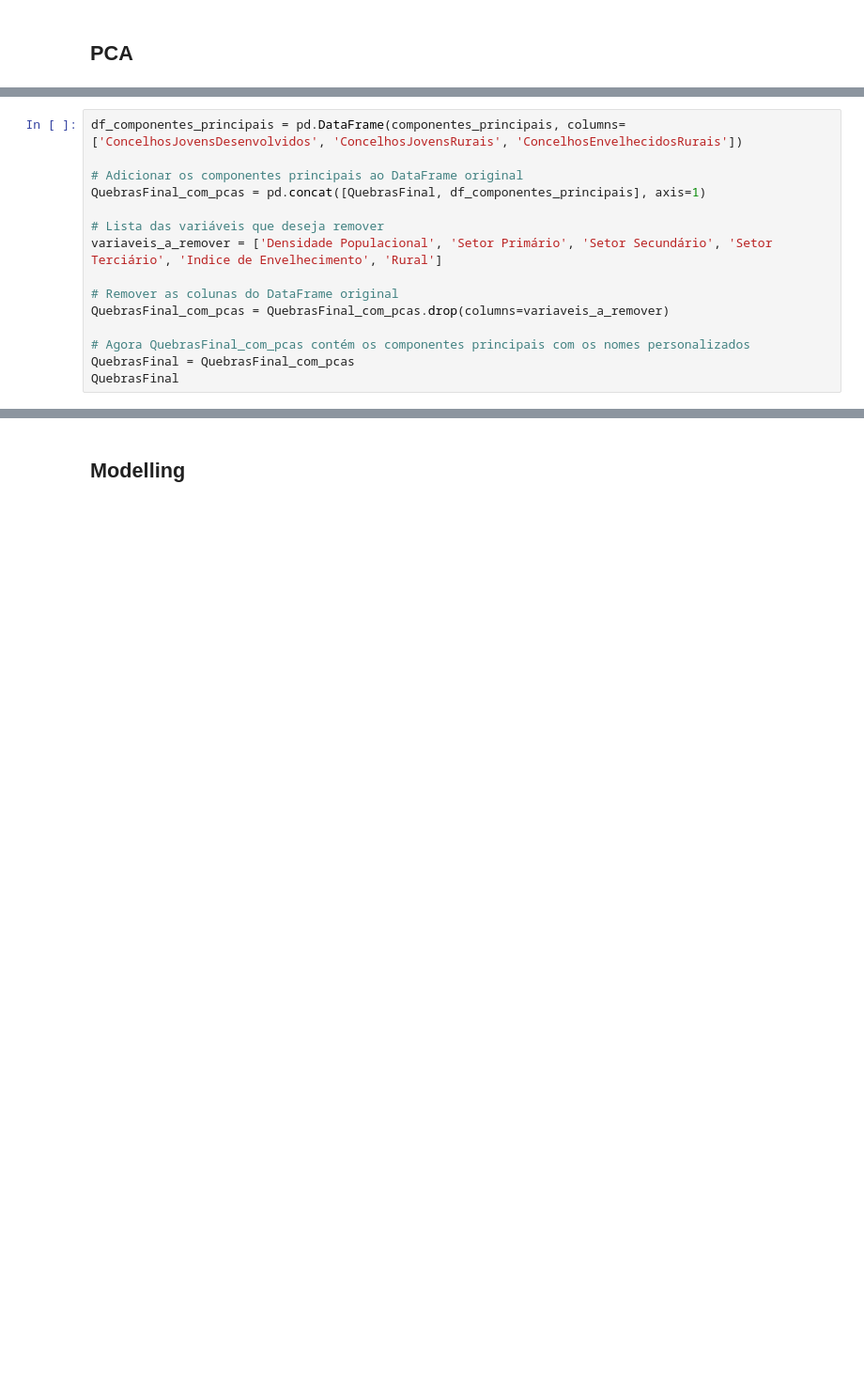
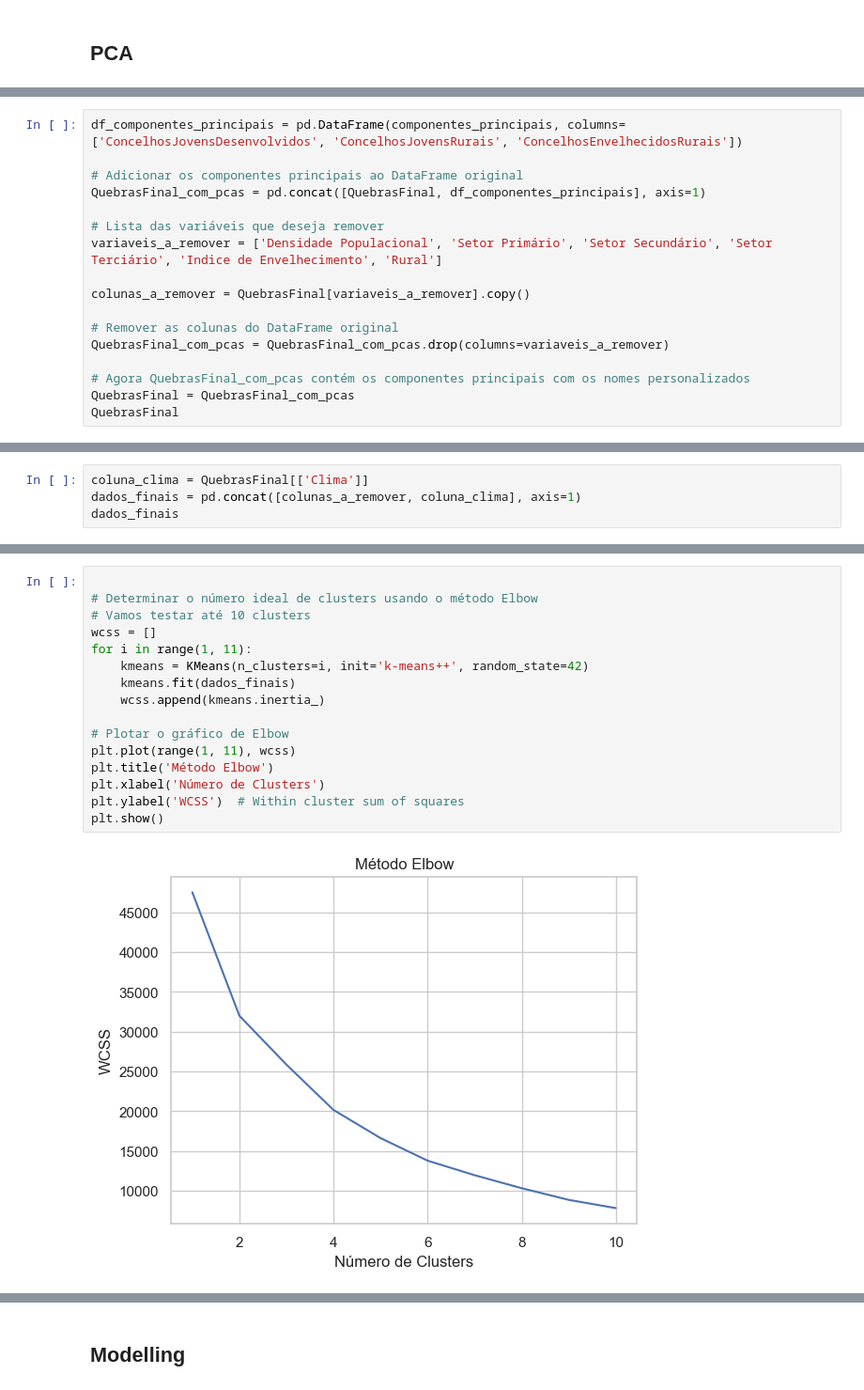
Before and after one commit to Vullkano/pfacd, a Jupyter notebook: rascunhos/freitas/5.NSupervisionada.ipynb, the cells around one changed output, grey strips where cells are left out. Shown at 94% size. Cells and saved outputs as stored; diff of their text form; blank space fills up the shorter version.

```diff
--- a/rascunhos/freitas/5.NSupervisionada.ipynb
+++ b/rascunhos/freitas/5.NSupervisionada.ipynb
@@ -515,6 +547,8 @@ QuebrasFinal_com_pcas = pd.concat([QuebrasFinal, df_componentes_principais], axi
 # Lista das variáveis que deseja remover
 variaveis_a_remover = ['Densidade Populacional', 'Setor Primário', 'Setor Secundário', 'Setor Terciário', 'Indice de Envelhecimento', 'Rural']
 
+colunas_a_remover = QuebrasFinal[variaveis_a_remover].copy()
+
 # Remover as colunas do DataFrame original
 QuebrasFinal_com_pcas = QuebrasFinal_com_pcas.drop(columns=variaveis_a_remover)
 
@@ -571,0 +657,4 @@ print(pca.singular_values_)
+# %%
+coluna_clima = QuebrasFinal[['Clima']]
+dados_finais = pd.concat([colunas_a_remover, coluna_clima], axis=1)
+dados_finais
@@ -571,0 +675,18 @@ print(pca.singular_values_)
+# %%
+
+# Determinar o número ideal de clusters usando o método Elbow
+# Vamos testar até 10 clusters
+wcss = []
+for i in range(1, 11):
+    kmeans = KMeans(n_clusters=i, init='k-means++', random_state=42)
+    kmeans.fit(dados_finais)
+    wcss.append(kmeans.inertia_)
+
+# Plotar o gráfico de Elbow
+plt.plot(range(1, 11), wcss)
+plt.title('Método Elbow')
+plt.xlabel('Número de Clusters')
+plt.ylabel('WCSS')  # Within cluster sum of squares
+plt.show()
+# %% [output]
+[figure, added]
```
Also changed, not shown: parts of 55 cells of this notebook.
